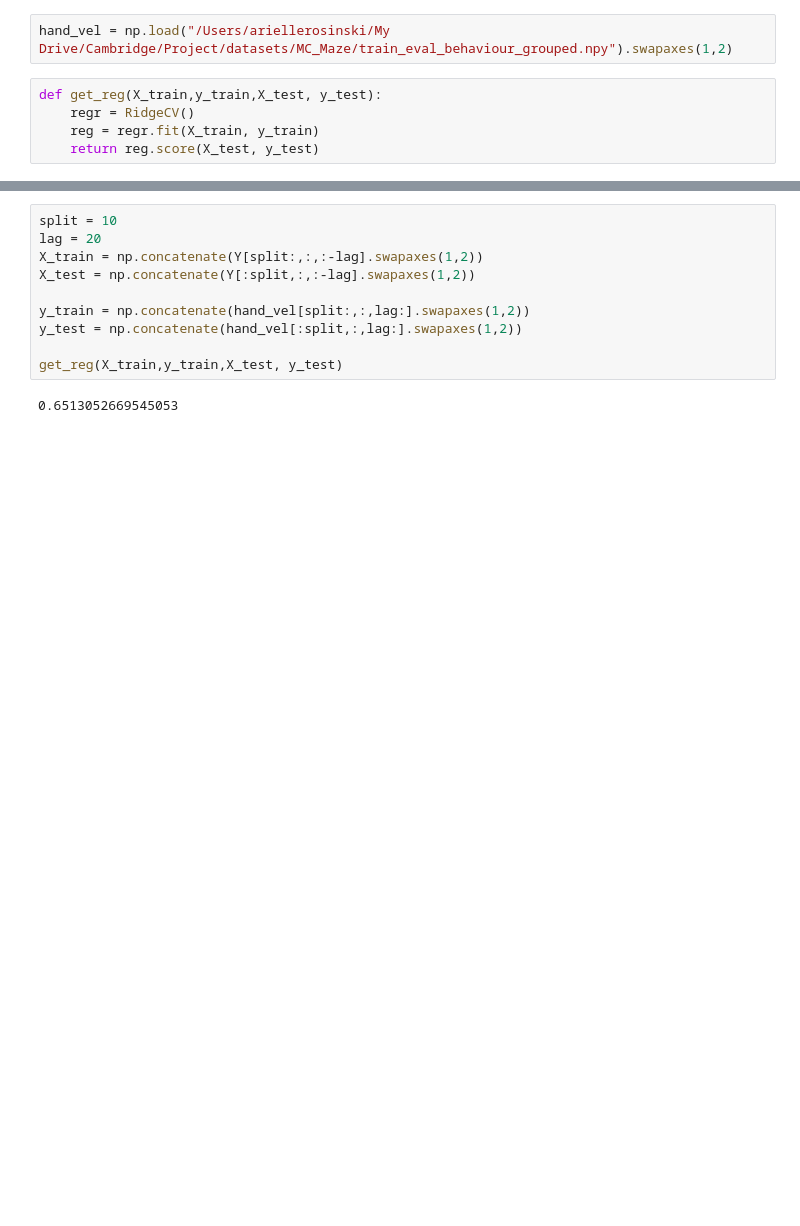
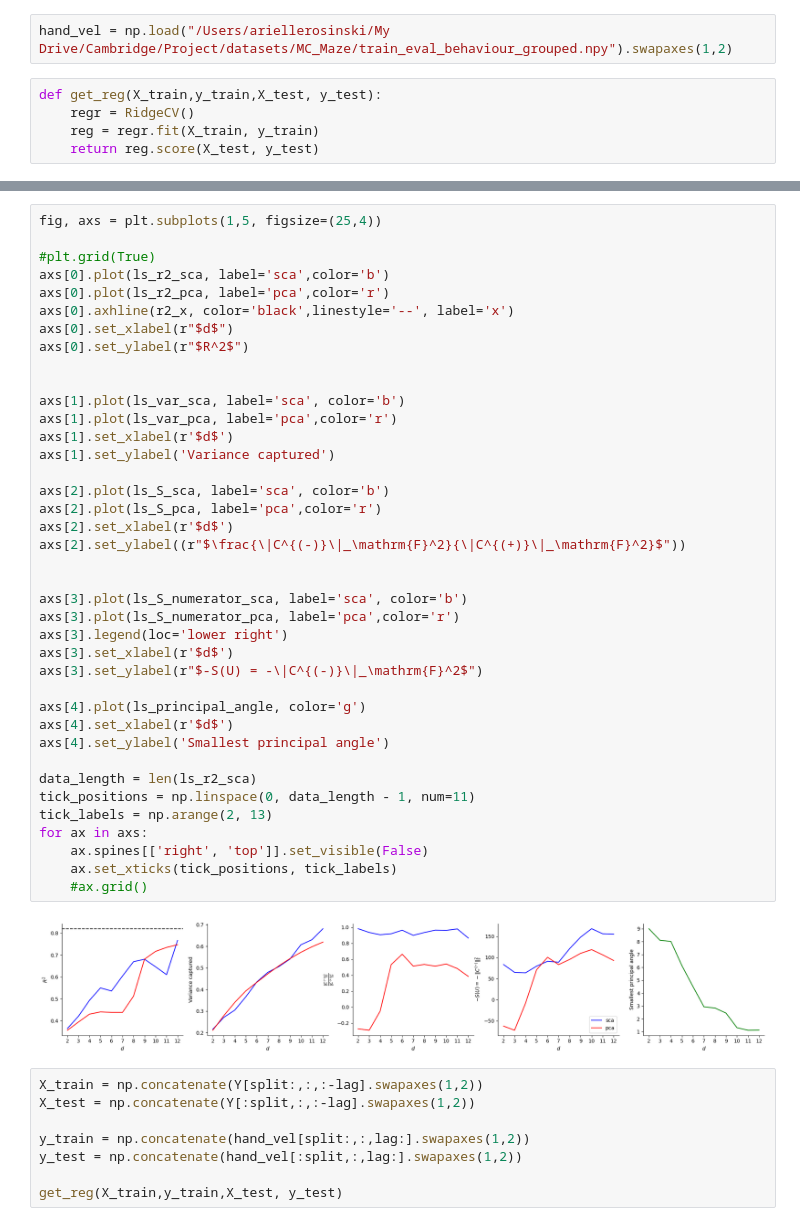
Before and after one commit to ArielleRosinski/SCA_project, a Jupyter notebook: MC_Maze_linear_sca.ipynb, the cells around one changed output, grey strips where cells are left out. Drawn from its saved outputs; the diff is of its cells as text; blank space fills up the shorter version.

```diff
--- a/MC_Maze_linear_sca.ipynb
+++ b/MC_Maze_linear_sca.ipynb
@@ -95,6 +153,45 @@ def get_reg(X_train,y_train,X_test, y_test):
+# %%
+fig, axs = plt.subplots(1,5, figsize=(25,4))
+
+#plt.grid(True)
+axs[0].plot(ls_r2_sca, label='sca',color='b')
+axs[0].plot(ls_r2_pca, label='pca',color='r')
+axs[0].axhline(r2_x, color='black',linestyle='--', label='x')
+axs[0].set_xlabel(r"$d$")
+axs[0].set_ylabel(r"$R^2$")
+
+
+axs[1].plot(ls_var_sca, label='sca', color='b')
+axs[1].plot(ls_var_pca, label='pca',color='r')
+axs[1].set_xlabel(r'$d$')
+axs[1].set_ylabel('Variance captured')
+
+axs[2].plot(ls_S_sca, label='sca', color='b')
+axs[2].plot(ls_S_pca, label='pca',color='r')
+axs[2].set_xlabel(r'$d$')
+axs[2].set_ylabel((r"$\frac{\|C^{(-)}\|_\mathrm{F}^2}{\|C^{(+)}\|_\mathrm{F}^2}$"))
+
+
+axs[3].plot(ls_S_numerator_sca, label='sca', color='b')
+axs[3].plot(ls_S_numerator_pca, label='pca',color='r')
+axs[3].legend(loc='lower right')
+axs[3].set_xlabel(r'$d$')
+axs[3].set_ylabel(r"$-S(U) = -\|C^{(-)}\|_\mathrm{F}^2$")
+
+axs[4].plot(ls_principal_angle, color='g')
+axs[4].set_xlabel(r'$d$')
+axs[4].set_ylabel('Smallest principal angle')
+
+data_length = len(ls_r2_sca)
+tick_positions = np.linspace(0, data_length - 1, num=11)
+tick_labels = np.arange(2, 13)
+for ax in axs:
+    ax.spines[['right', 'top']].set_visible(False)
+    ax.set_xticks(tick_positions, tick_labels)
+    #ax.grid()
+# %% [output]
+[figure, added]
 # %%
-split = 10
-lag = 20
 X_train = np.concatenate(Y[split:,:,:-lag].swapaxes(1,2))
 X_test = np.concatenate(Y[:split,:,:-lag].swapaxes(1,2))
 
@@ -102,8 +199,6 @@ y_train = np.concatenate(hand_vel[split:,:,lag:].swapaxes(1,2))
 y_test = np.concatenate(hand_vel[:split,:,lag:].swapaxes(1,2))
 
 get_reg(X_train,y_train,X_test, y_test)
-# %% [output]
-0.6513052669545053
 # %%
 X_train = np.concatenate(X_pca[split:,:,:-lag].swapaxes(1,2))
 X_test = np.concatenate(X_pca[:split,:,:-lag].swapaxes(1,2))
```
Also changed, not shown: parts of 15 cells of this notebook.
